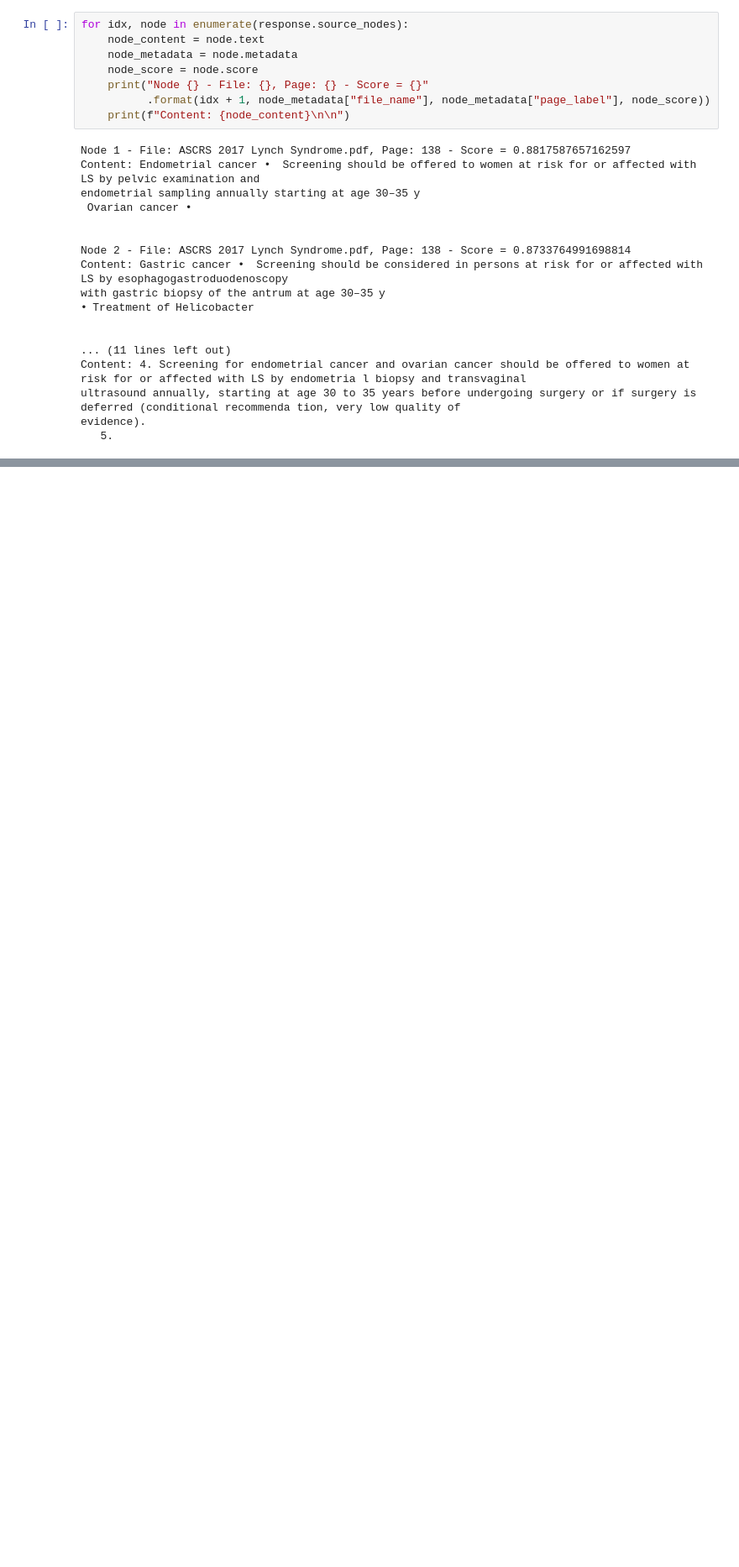
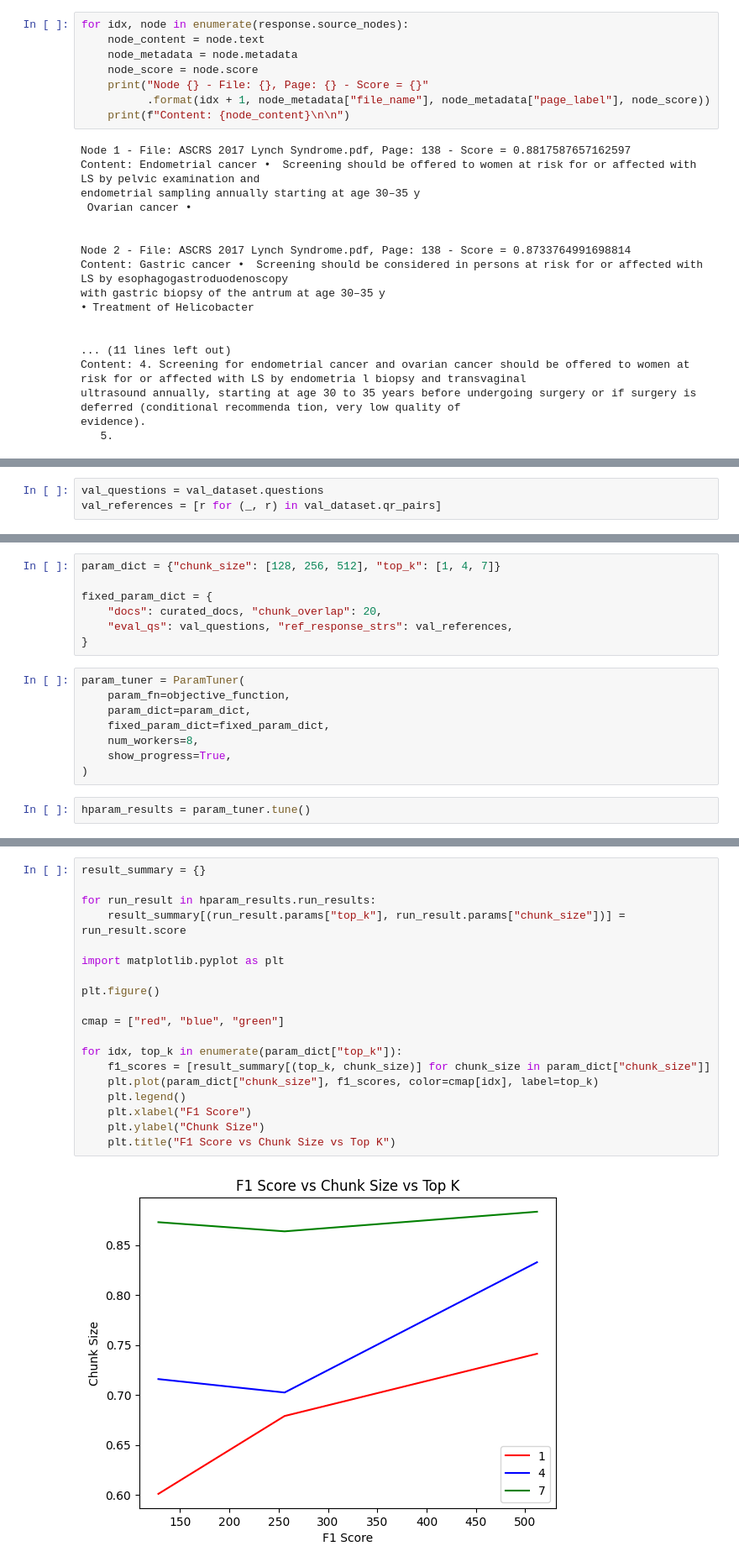
Before and after one commit to benjaminlq/llm_workshops, a Jupyter notebook: AI_Health_Summit/AI Health Summit Workshop.ipynb, the cells around one changed output, grey strips where cells are left out. Shown at 84% size. Drawn from its saved outputs; the diff is of its cells as text; blank space fills up the shorter version.

```diff
--- a/AI_Health_Summit/AI Health Summit Workshop.ipynb
+++ b/AI_Health_Summit/AI Health Summit Workshop.ipynb
@@ -418,0 +468,3 @@ You can start your journey on building LLM applications with the following resou
+# %%
+val_questions = val_dataset.questions
+val_references = [r for (_, r) in val_dataset.qr_pairs]
@@ -418,0 +524,17 @@ You can start your journey on building LLM applications with the following resou
+# %%
+param_dict = {"chunk_size": [128, 256, 512], "top_k": [1, 4, 7]}
+
+fixed_param_dict = {
+    "docs": curated_docs, "chunk_overlap": 20,
+    "eval_qs": val_questions, "ref_response_strs": val_references,
+}
+# %%
+param_tuner = ParamTuner(
+    param_fn=objective_function,
+    param_dict=param_dict,
+    fixed_param_dict=fixed_param_dict,
+    num_workers=8,
+    show_progress=True,
+)
+# %%
+hparam_results = param_tuner.tune()
@@ -418,0 +566,21 @@ You can start your journey on building LLM applications with the following resou
+# %%
+result_summary = {}
+
+for run_result in hparam_results.run_results:
+    result_summary[(run_result.params["top_k"], run_result.params["chunk_size"])] = run_result.score
+
+import matplotlib.pyplot as plt
+
+plt.figure()
+
+cmap = ["red", "blue", "green"]
+
+for idx, top_k in enumerate(param_dict["top_k"]):
+    f1_scores = [result_summary[(top_k, chunk_size)] for chunk_size in param_dict["chunk_size"]]
+    plt.plot(param_dict["chunk_size"], f1_scores, color=cmap[idx], label=top_k)
+    plt.legend()
+    plt.xlabel("F1 Score")
+    plt.ylabel("Chunk Size")
+    plt.title("F1 Score vs Chunk Size vs Top K")
+# %% [output]
+[figure, added]
```
Also changed, not shown: parts of 69 cells of this notebook, 24 other files.
